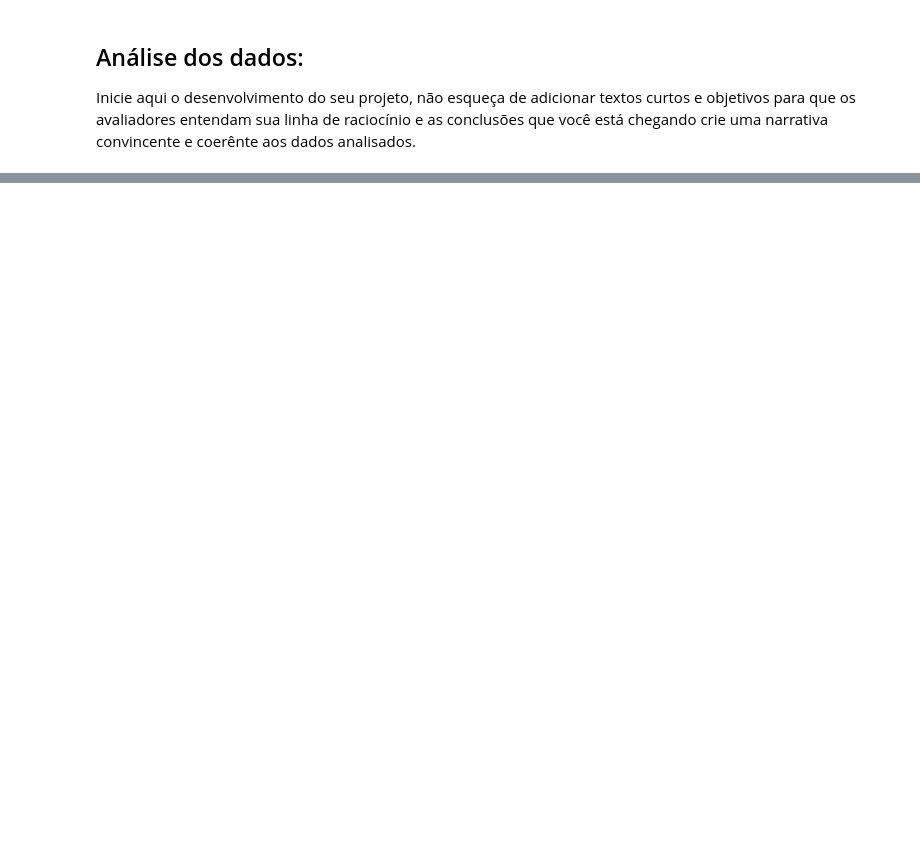
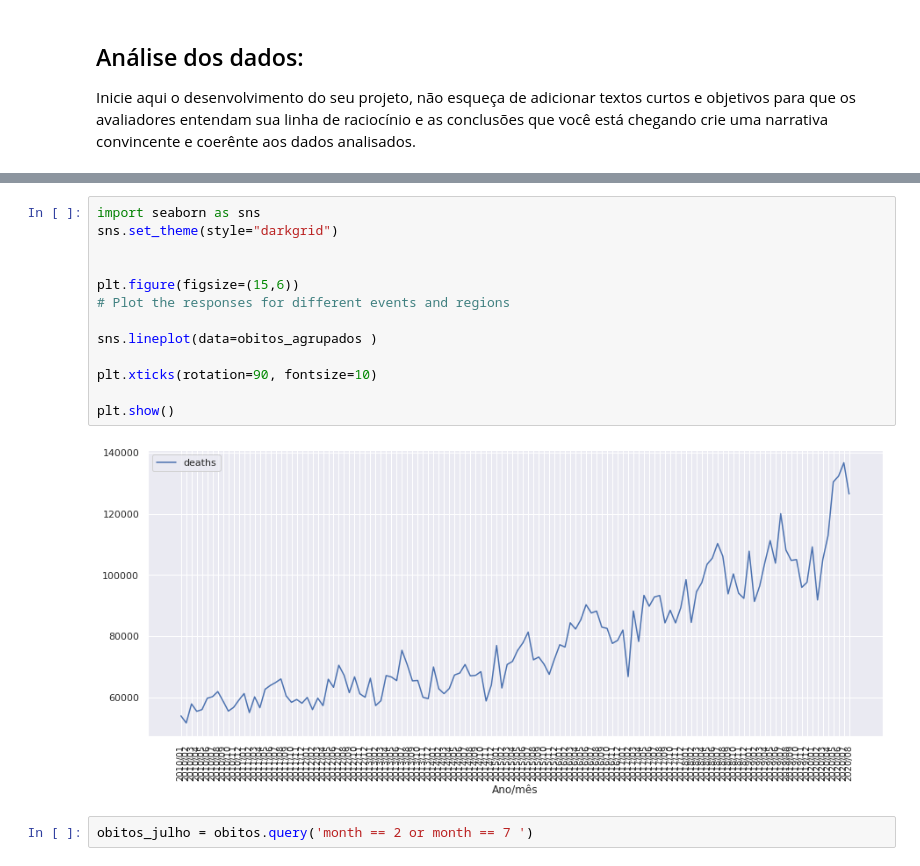
Before and after one commit to avellar1975/DataScience, a Jupyter notebook: jupyter_notebooks/Evandro_Ferreira_de_Avellar.ipynb, the cells around one changed output, grey strips where cells are left out. Cells and saved outputs as stored; diff of their text form; blank space fills up the shorter version.

```diff
--- a/jupyter_notebooks/Evandro_Ferreira_de_Avellar.ipynb
+++ b/jupyter_notebooks/Evandro_Ferreira_de_Avellar.ipynb
@@ -38,0 +185,17 @@ Inicie aqui o desenvolvimento do seu projeto, não esqueça de adicionar textos
+# %%
+import seaborn as sns
+sns.set_theme(style="darkgrid")
+
+
+plt.figure(figsize=(15,6))
+# Plot the responses for different events and regions
+
+sns.lineplot(data=obitos_agrupados )
+
+plt.xticks(rotation=90, fontsize=10)
+
+plt.show()
+# %% [output]
+[figure, added]
+# %%
+obitos_julho = obitos.query('month == 2 or month == 7 ')
```
Also changed, not shown: parts of 16 cells of this notebook.
